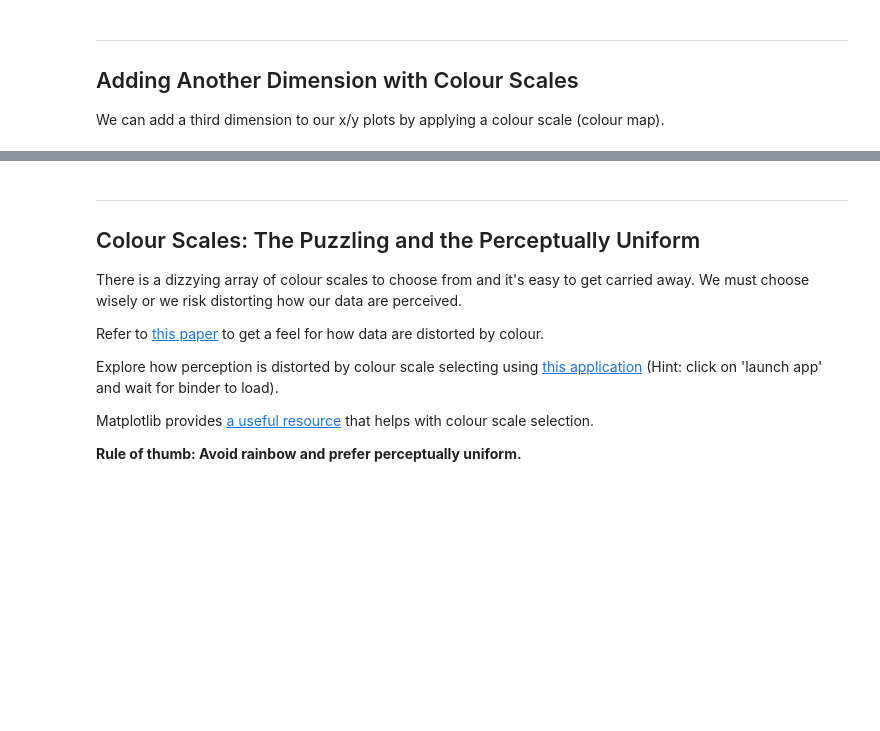
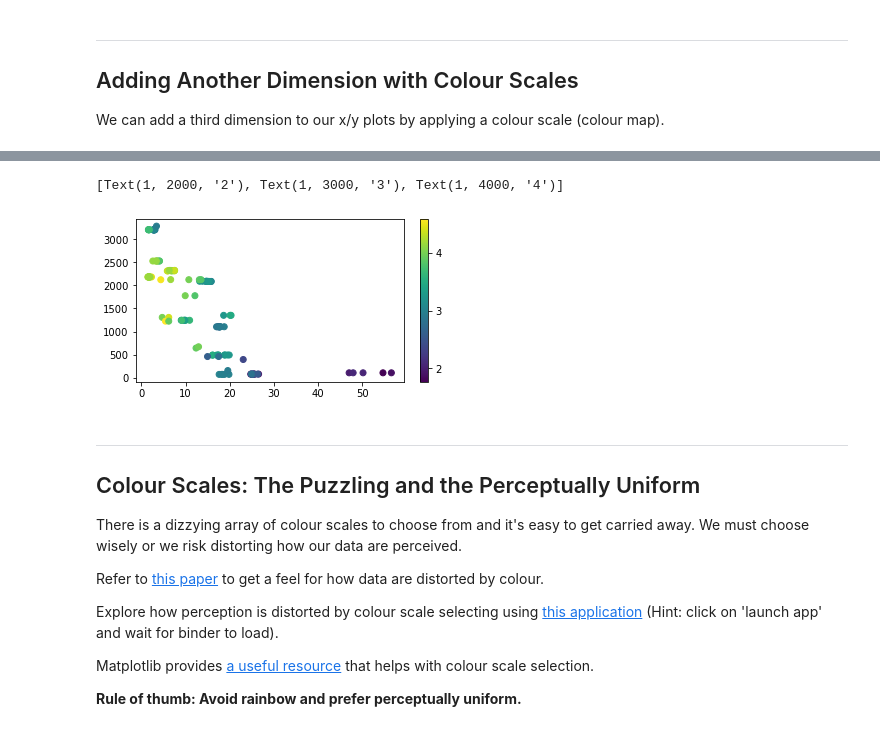
Before and after one commit to ICWallis/tutorial-publication-ready-figures, a Jupyter notebook: 2-advanced.ipynb, the cells around one changed output, grey strips where cells are left out. Cells and saved outputs as stored; diff of their text form; code cells hidden in the pictures; blank space fills up the shorter version.

```diff
--- a/2-advanced.ipynb
+++ b/2-advanced.ipynb
@@ -27,3 +116,30 @@ We can add a third dimension to our x/y plots by applying a colour scale (colour
+# %%
+
+# assign Pandas dataframe columns
+x = tvz.EffectivePorosity_VolPercent
+y = tvz.SampleDepth_mMD
+z = tvz.Vp_mps
+
+fig, ax = plt.subplots(1,1,figsize=(6,3))
+
+# note the object assignment
+# and then the use of the object in the next step
+
+# make the colour scaled axis (plot)
+cax = ax.scatter(
+    x,
+    y,
+    c=z
+)
+
+# make the colour bar with specified ticks
+cbar = fig.colorbar(cax, ticks=[2000,3000,4000])
+
+# change the tick labels
+cbar.ax.set_yticklabels([2,3,4])
+# %% [output]
+[Text(1, 2000, '2'), Text(1, 3000, '3'), Text(1, 4000, '4')]
+[figure, added]
 # %% [markdown]
 ---
 ## Colour Scales: The Puzzling and the Perceptually Uniform
```
Also changed, not shown: parts of 4 cells of this notebook, 2 other files.
